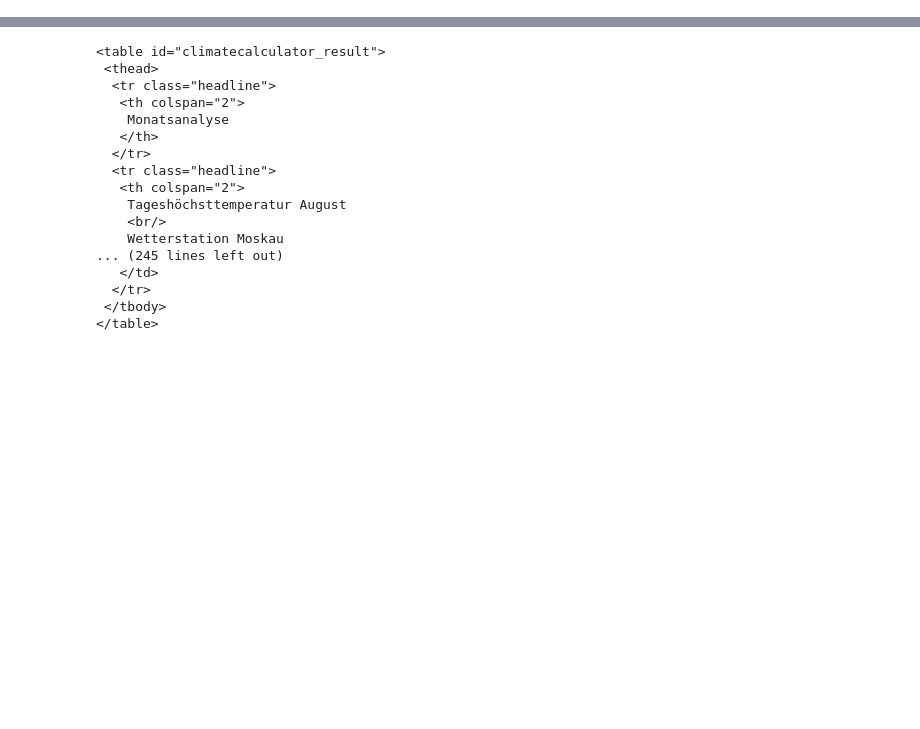
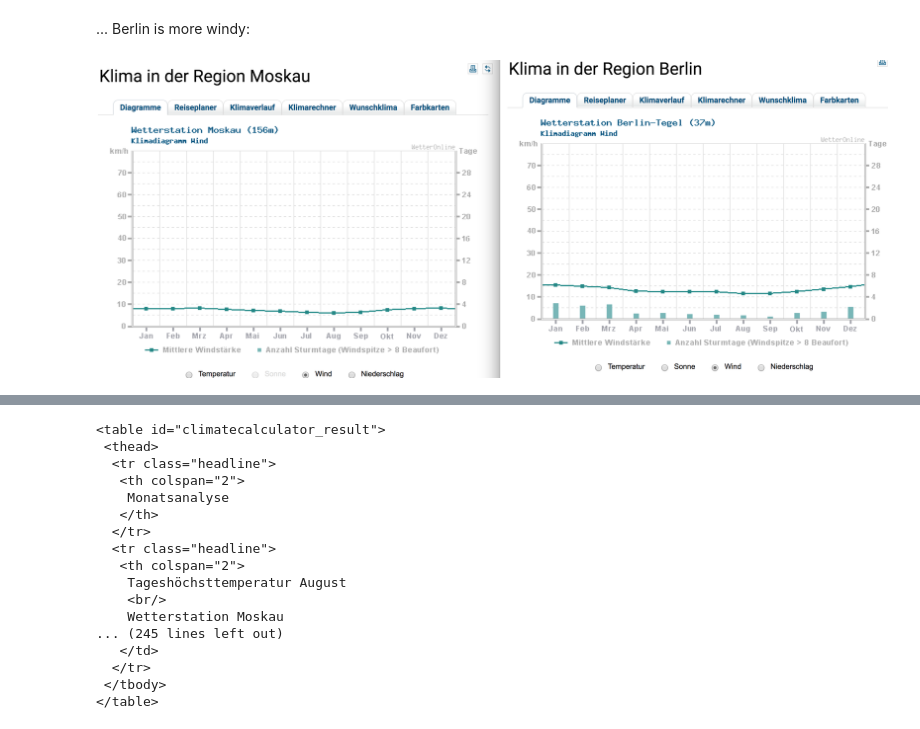
Before and after one commit to RichStone/weather-comparison-berlin-moscow, a Jupyter notebook: weather.ipynb, the cells around one changed output, grey strips where cells are left out. Cells and saved outputs as stored; diff of their text form; code cells hidden in the pictures; blank space fills up the shorter version.

```diff
--- a/weather.ipynb
+++ b/weather.ipynb
@@ -29,0 +26,7 @@ Describe with glossary (TS2, p.25)
+# %% [markdown]
+...
+Berlin is more windy:
+# %%
+Image(filename = PATH + "wind.png", width=1000)
+# %% [output]
+[figure, added]
```
Also changed, not shown: parts of 18 cells of this notebook.
